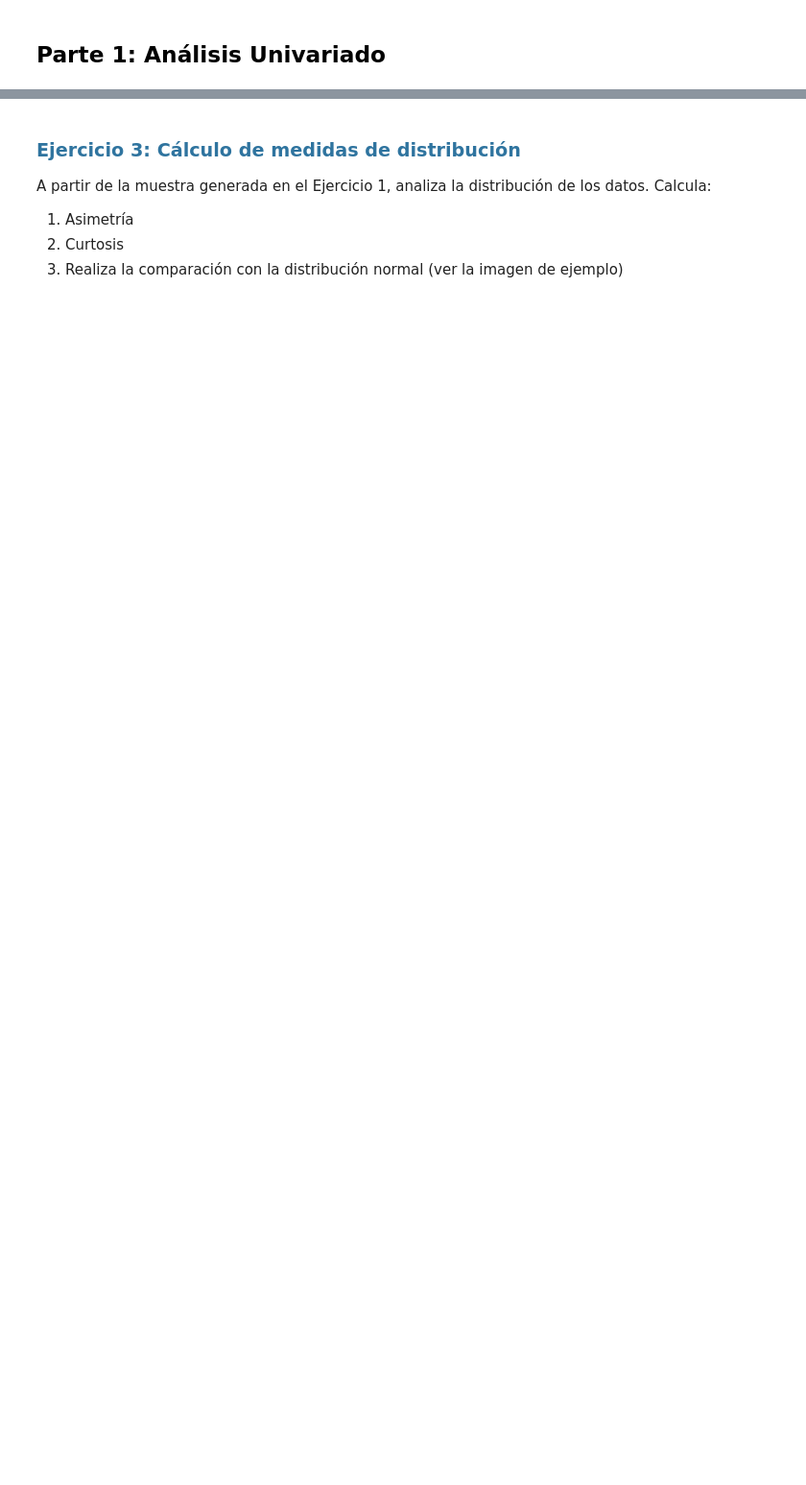
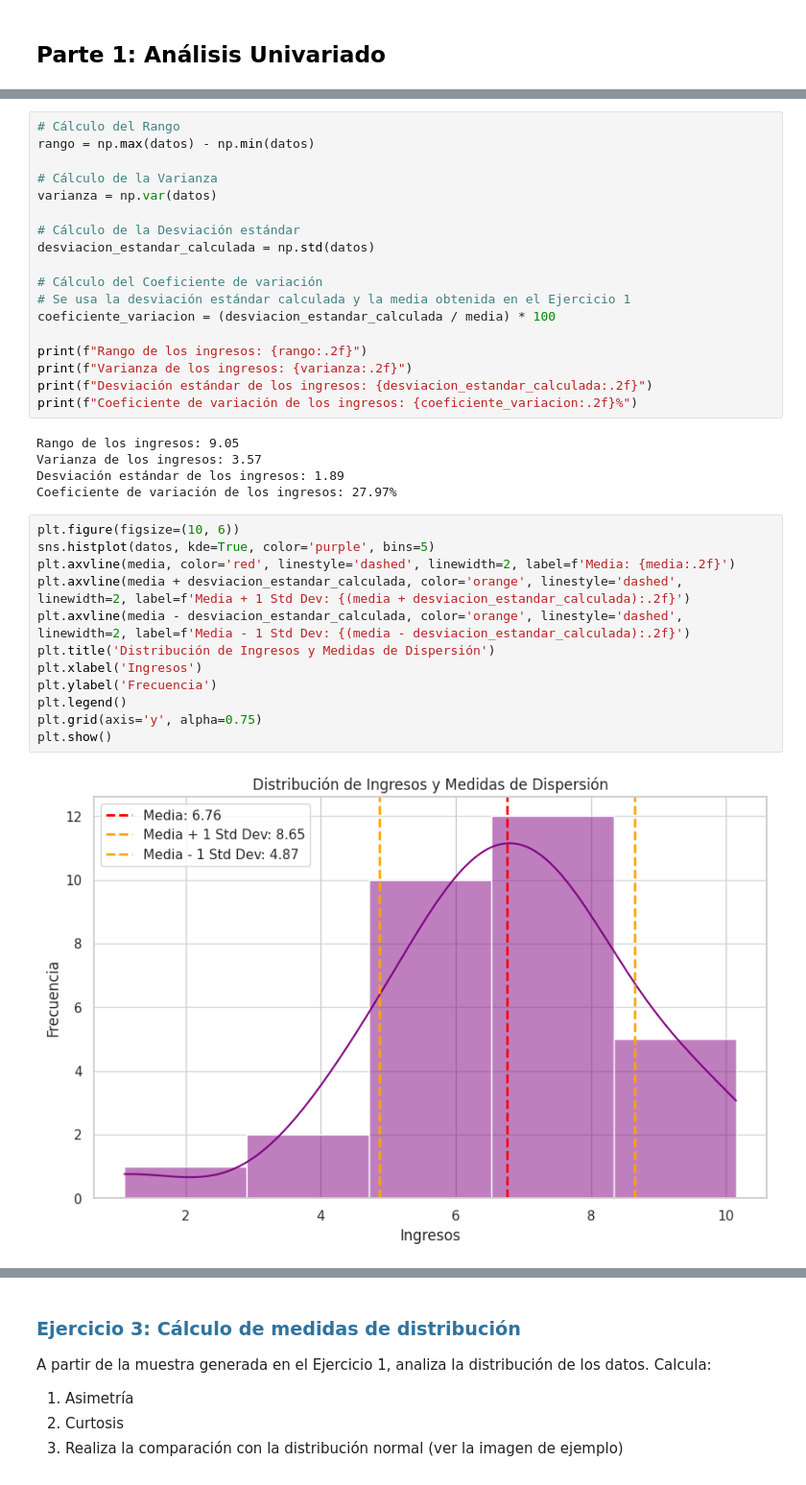
Before and after one commit to JulianCarvajal/BeatAnalytics, a Jupyter notebook: sesiones_practicas/sp_2_natalia_bernal_julian_carvajal.ipynb, the cells around one changed output, grey strips where cells are left out. Shown at 96% size. Drawn from its saved outputs; the diff is of its cells as text; blank space fills up the shorter version.

```diff
--- a/sesiones_practicas/sp_2_natalia_bernal_julian_carvajal.ipynb
+++ b/sesiones_practicas/sp_2_natalia_bernal_julian_carvajal.ipynb
@@ -38,0 +142,37 @@ A partir de la muestra generada en el Ejercicio 1, analiza qué tan dispersos es
+# %%
+# Cálculo del Rango
+rango = np.max(datos) - np.min(datos)
+
+# Cálculo de la Varianza
+varianza = np.var(datos)
+
+# Cálculo de la Desviación estándar
+desviacion_estandar_calculada = np.std(datos)
+
+# Cálculo del Coeficiente de variación
+# Se usa la desviación estándar calculada y la media obtenida en el Ejercicio 1
+coeficiente_variacion = (desviacion_estandar_calculada / media) * 100
+
+print(f"Rango de los ingresos: {rango:.2f}")
+print(f"Varianza de los ingresos: {varianza:.2f}")
+print(f"Desviación estándar de los ingresos: {desviacion_estandar_calculada:.2f}")
+print(f"Coeficiente de variación de los ingresos: {coeficiente_variacion:.2f}%")
+# %% [output]
+Rango de los ingresos: 9.05
+Varianza de los ingresos: 3.57
+Desviación estándar de los ingresos: 1.89
+Coeficiente de variación de los ingresos: 27.97%
+# %%
+plt.figure(figsize=(10, 6))
+sns.histplot(datos, kde=True, color='purple', bins=5)
+plt.axvline(media, color='red', linestyle='dashed', linewidth=2, label=f'Media: {media:.2f}')
+plt.axvline(media + desviacion_estandar_calculada, color='orange', linestyle='dashed', linewidth=2, label=f'Media + 1 Std Dev: {(media + desviacion_estandar_calculada):.2f}')
+plt.axvline(media - desviacion_estandar_calculada, color='orange', linestyle='dashed', linewidth=2, label=f'Media - 1 Std Dev: {(media - desviacion_estandar_calculada):.2f}')
+plt.title('Distribución de Ingresos y Medidas de Dispersión')
+plt.xlabel('Ingresos')
+plt.ylabel('Frecuencia')
+plt.legend()
+plt.grid(axis='y', alpha=0.75)
+plt.show()
+# %% [output]
+[figure, added]
```
Also changed, not shown: parts of 14 cells of this notebook.
